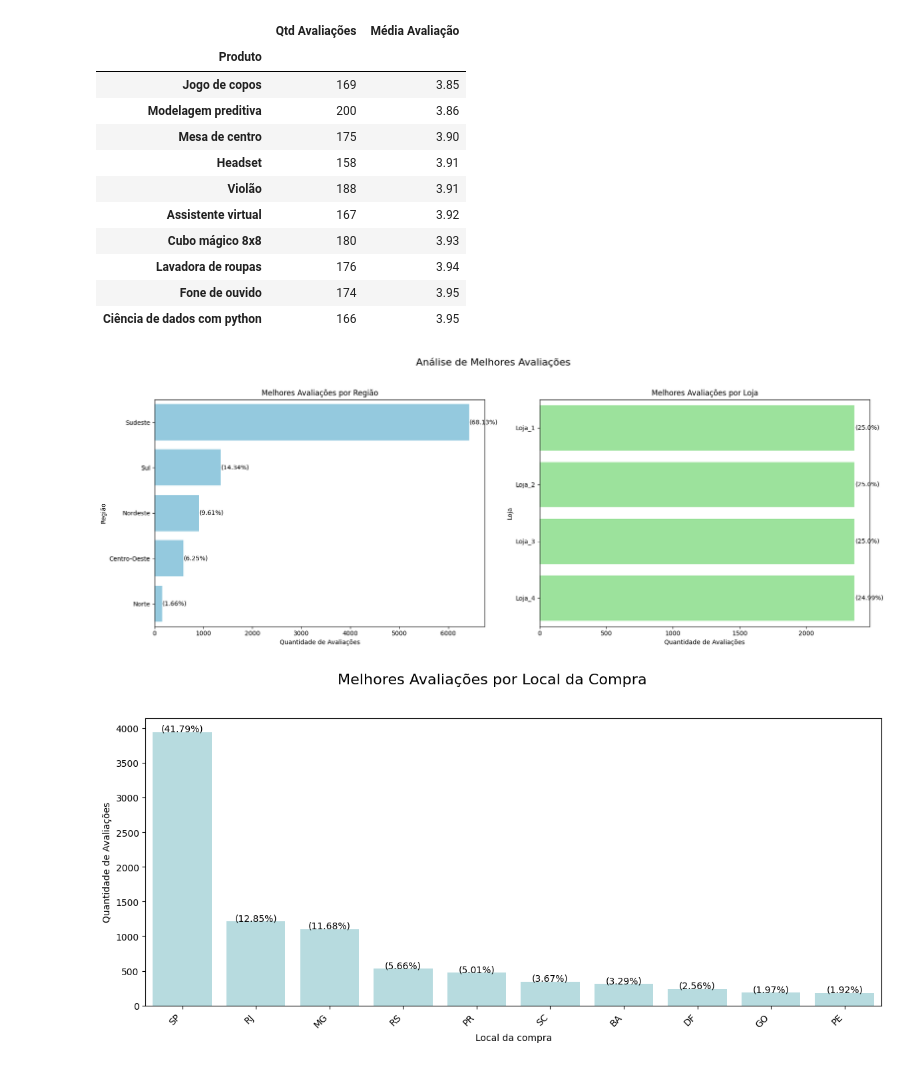
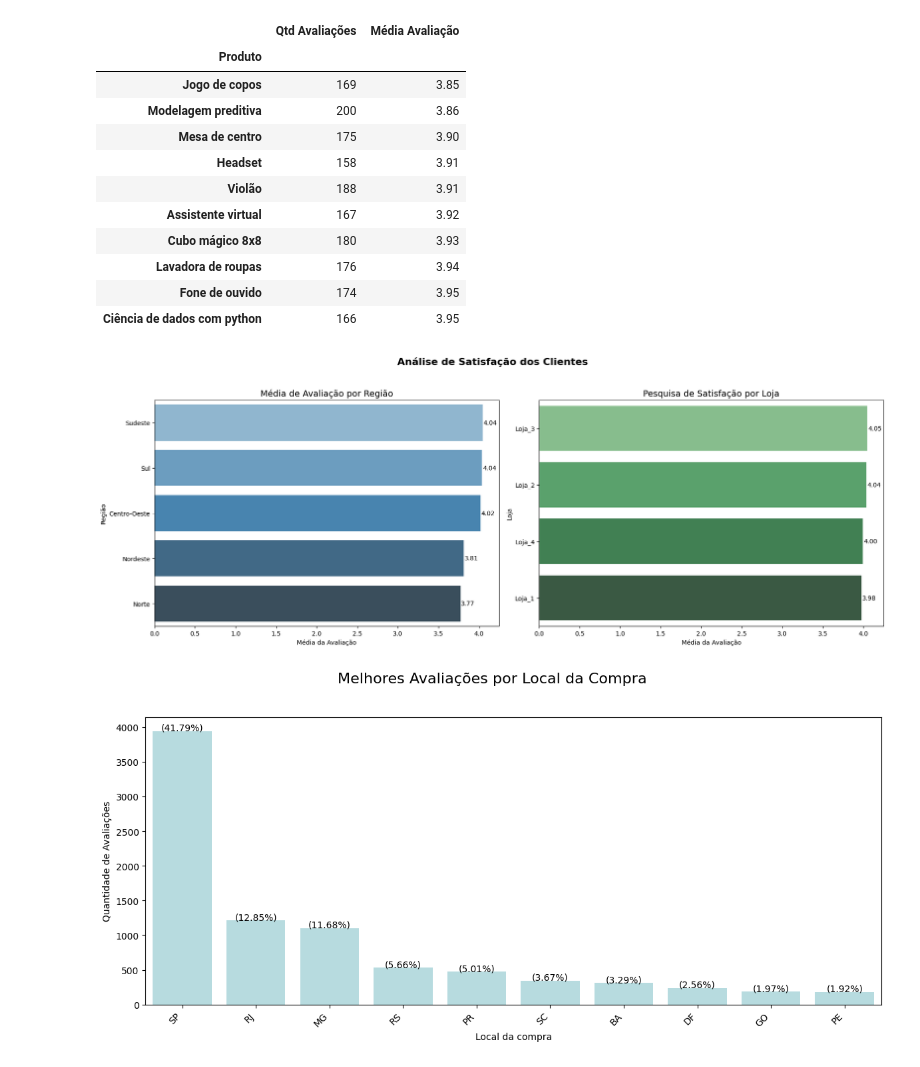
Before and after one commit to moises-rb/Analise_Dados, a Jupyter notebook: Alura Store/Challenge_AluraStoreBr.ipynb, the cells around one changed output. Saved outputs shown, nothing was run; the diff lists cells and outputs as text; code cells hidden in the pictures.

Commit message:
refatorando o gráfico de avaliação da pesquisa de satisfação.

```diff
--- a/Alura Store/Challenge_AluraStoreBr.ipynb
+++ b/Alura Store/Challenge_AluraStoreBr.ipynb
@@ -1152,43 +1136,44 @@ Avaliação da pesquisa de satisfação dos produtos vendidos:
 | Lavadora de roupas | 176 | 3.94 |
 | Fone de ouvido | 174 | 3.95 |
 | Ciência de dados com python | 166 | 3.95 |
-# %%
-# Gráfico 1: Melhores Avaliações por Região
-melhor_avaliacao_por_regiao = df_geral.groupby('Região')['Avaliação da compra'].agg(['count', 'mean']).sort_values(by='count', ascending=False).head(5).reset_index()
-melhor_avaliacao_por_regiao = melhor_avaliacao_por_regiao.rename(columns={'count': 'Qtd Avaliações', 'mean': 'Média Avaliação'})
-total_avaliacoes = df_geral['Avaliação da compra'].count()
-melhor_avaliacao_por_regiao['Percentual'] = (melhor_avaliacao_por_regiao['Qtd Avaliações'] / total_avaliacoes * 100).round(2)
-
-# Gráfico 2: Melhores Avaliações por Loja
-melhor_avaliacao_por_loja = df_geral.groupby('loja')['Avaliação da compra'].agg(['count', 'mean']).sort_values(by='count', ascending=False).head(5).reset_index()
-melhor_avaliacao_por_loja = melhor_avaliacao_por_loja.rename(columns={'count': 'Qtd Avaliações', 'mean': 'Média Avaliação'})
-total_avaliacoes_loja = df_geral['Avaliação da compra'].count() # Usando o mesmo total para o percentual
-melhor_avaliacao_por_loja['Percentual'] = (melhor_avaliacao_por_loja['Qtd Avaliações'] / total_avaliacoes_loja * 100).round(2)
-
-# Criar os subplots lado a lado
-fig, axes = plt.subplots(1, 2, figsize=(18, 7))
-fig.suptitle('Análise de Melhores Avaliações', fontsize=16)
-
-# Gráfico das Melhores Avaliações por Região (Esquerda)
-sns.barplot(data=melhor_avaliacao_por_regiao, y='Região', x='Qtd Avaliações', color='skyblue', ax=axes[0])
-axes[0].set_title('Melhores Avaliações por Região')
-axes[0].set_xlabel('Quantidade de Avaliações')
-axes[0].set_ylabel('Região')
-for index, row in melhor_avaliacao_por_regiao.iterrows():
-    axes[0].text(row['Qtd Avaliações'] + 10, index, f"({row['Percentual']}%)", color='black', va='center')
-
-# Gráfico das Melhores Avaliações por Loja (Direita)
-sns.barplot(data=melhor_avaliacao_por_loja, y='loja', x='Qtd Avaliações', color='lightgreen', ax=axes[1])
-axes[1].set_title('Melhores Avaliações por Loja')
-axes[1].set_xlabel('Quantidade de Avaliações')
-axes[1].set_ylabel('Loja')
-for index, row in melhor_avaliacao_por_loja.iterrows():
-    axes[1].text(row['Qtd Avaliações'] + 10, index, f"({row['Percentual']}%)", color='black', va='center')
-
-plt.tight_layout(rect=[0, 0.03, 1, 0.95])
-plt.show()
-# %% [output]
-[figure, removed]
+# %%
+# Agrupamento: Média de Avaliação por Região
+melhor_avaliacao_por_regiao = df_geral.groupby('Região')['Avaliação da compra'] \
+    .agg(['count', 'mean']) \
+    .sort_values(by='mean', ascending=False).reset_index()
+melhor_avaliacao_por_regiao = melhor_avaliacao_por_regiao.rename(columns={'count': 'Qtd Avaliações', 'mean': 'Média Avaliação'})
+
+# Agrupamento: Média de Avaliação por Loja (Pesquisa de Satisfação)
+media_avaliacao_por_loja = df_geral.groupby('loja')['Avaliação da compra'] \
+    .mean() \
+    .sort_values(ascending=False) \
+    .reset_index()
+media_avaliacao_por_loja = media_avaliacao_por_loja.rename(columns={'Avaliação da compra': 'Média Avaliação'})
+
+# Criar subplots lado a lado
+fig, axes = plt.subplots(1, 2, figsize=(18, 7))
+fig.suptitle('Análise de Satisfação dos Clientes', fontsize=16, fontweight='bold')
+
+# Gráfico 1: Melhores Avaliações por Região
+sns.barplot(data=melhor_avaliacao_por_regiao, y='Região', x='Média Avaliação', palette='Blues_d', ax=axes[0], hue='Região')
+axes[0].set_title('Média de Avaliação por Região', fontsize=14)
+axes[0].set_xlabel('Média da Avaliação')
+axes[0].set_ylabel('Região')
+for index, row in melhor_avaliacao_por_regiao.iterrows():
+    axes[0].text(row['Média Avaliação'] + 0.01, index, f"{row['Média Avaliação']:.2f}", color='black', va='center')
+
+# Gráfico 2: Pesquisa de Satisfação por Loja
+sns.barplot(data=media_avaliacao_por_loja, y='loja', x='Média Avaliação', palette='Greens_d', ax=axes[1], hue='loja')
+axes[1].set_title('Pesquisa de Satisfação por Loja', fontsize=14)
+axes[1].set_xlabel('Média da Avaliação')
+axes[1].set_ylabel('Loja')
+for index, row in media_avaliacao_por_loja.iterrows():
+    axes[1].text(row['Média Avaliação'] + 0.01, index, f"{row['Média Avaliação']:.2f}", color='black', va='center')
+
+plt.tight_layout(rect=[0, 0.03, 1, 0.95])
+plt.show()
+# %% [output]
+[figure, added]
 # %%
 # Gráfico das Melhores Avaliações por Local de Compra
 melhor_avaliacao_por_localidade = df_geral.groupby('Local da compra')['Avaliação da compra'].agg(['count', 'mean']).sort_values(by='count', ascending=False).head(10).reset_index()
```
Also changed, not shown: parts of 1 cell of this notebook.
